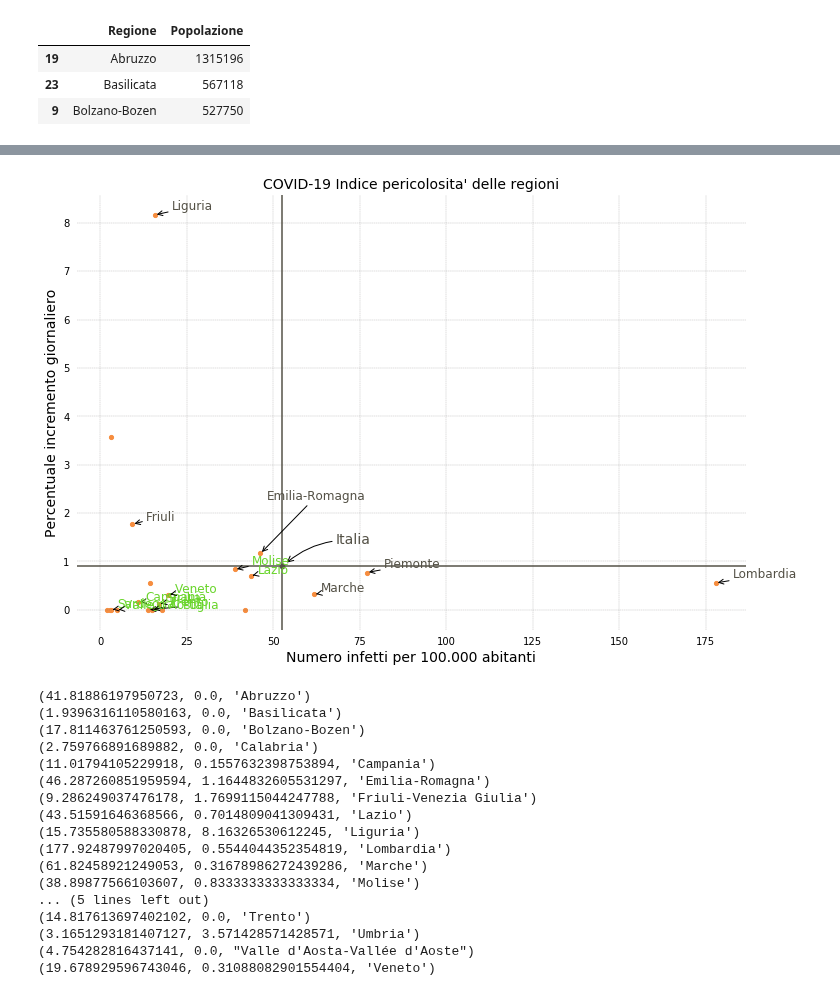
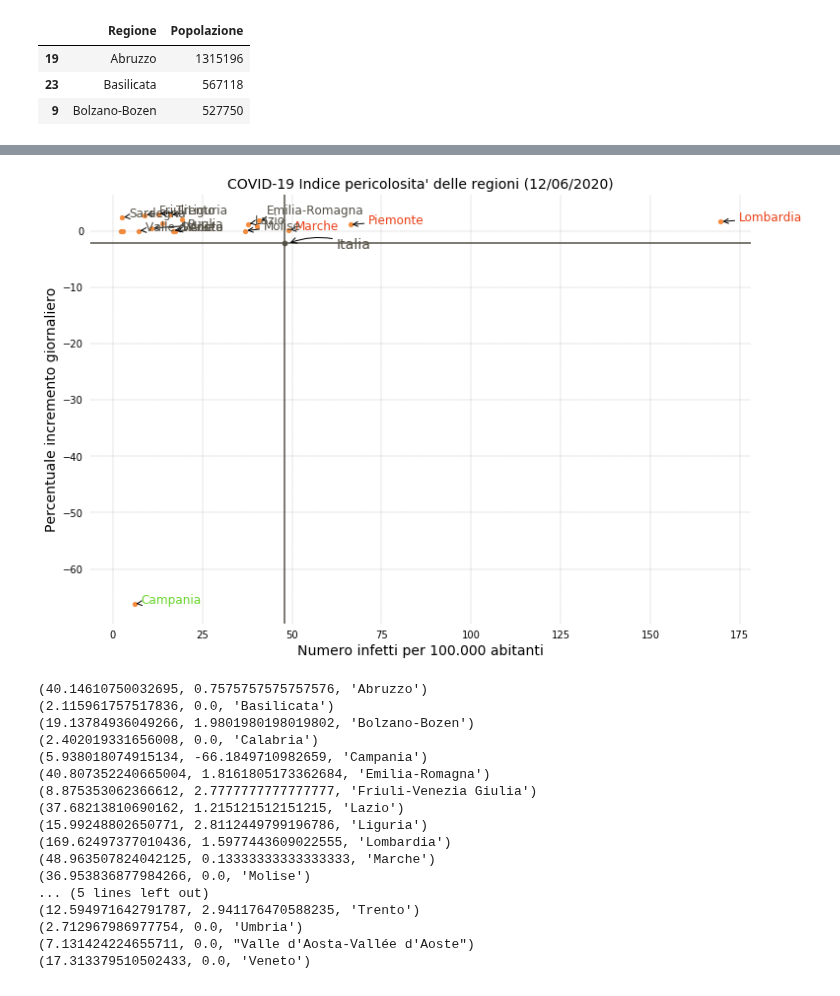
Before and after one commit to p-giovanni/Statistics, a Jupyter notebook: notebook/RegionsRanking.ipynb, the cells around one changed output, grey strips where cells are left out. Saved outputs shown, nothing was run; the diff lists cells and outputs as text; code cells hidden in the pictures.

```diff
--- a/notebook/RegionsRanking.ipynb
+++ b/notebook/RegionsRanking.ipynb
@@ -22,6 +22,9 @@ locale.setlocale(locale.LC_ALL, 'it_IT.UTF-8')
 #----------------------------------------------------------------
 # Configurations section
 #----------------------------------------------------------------
+
+# Update date.
+last_date = "12/06/2020"
 
 # Population data.
 regions_data_file_path = os.path.join("..","data", "Istat", "Tavole-Bilancio-demografico-2018.xlsx")
@@ -31,7 +34,7 @@ images_path = os.path.join("..","images")
 image_prefix = ""
 
 # Url of the pdf file to download:
-url_region_pdf = "http://www.salute.gov.it/imgs/C_17_notizie_4877_0_file.pdf"
+url_region_pdf = "http://www.salute.gov.it/imgs/C_17_notizie_4885_0_file.pdf"
 pdf_file_name = os.path.join(os.sep, "tmp", "temp_data_file.pdf")
 # %%
 regions_df = pd.read_excel(regions_data_file_path, sheet_name=0)
@@ -555,53 +558,53 @@ for cx, cy, cn in zip(x, y, reg_names):
         txt = cn if region_point_map[cn].get("txt") is None else region_point_map[cn].get("txt")
 
         if cx <= it_infected4100k and cy <= it_avg_percentage:
             name_color = green
         elif cx > it_infected4100k and cy > it_avg_percentage:
             name_color = red
         elif cx <= it_infected4100k and cy > it_avg_percentage:
             name_color = gray
         elif cx < it_infected4100k and cy >= it_avg_percentage:
             name_color = gray
         else:
             name_color = gray
         ax[idx].annotate(txt, (cx, cy), color=name_color
                     ,xytext = (cx + x_diff, cy + y_diff)
                     ,arrowprops = dict(facecolor = name_color, arrowstyle="->")
                     ,fontsize=12)
 
 set_axes_common_properties(ax[idx], no_grid=False)
 
-ax[idx].set_title("COVID-19 Indice pericolosita' delle regioni", fontsize=14)
+ax[idx].set_title("COVID-19 Indice pericolosita' delle regioni ({dt})".format(dt=last_date), fontsize=14)
 ax[idx].set_xlabel("Numero infetti per 100.000 abitanti", fontsize=14)
 ax[idx].set_ylabel("Percentuale incremento giornaliero", fontsize=14)
 
 remove_tick_lines('y', ax[idx])
 remove_tick_lines('x', ax[idx])
 
 
 plt.savefig(os.path.join(images_path,"{prefix}RegionRanking.png".format(prefix=image_prefix))
            ,bbox_inches = 'tight'
            ,pad_inches = 0.2)
 # %% [output]
-[figure, old version]
+[figure, new version]
 # %%
 for cx, cy, cn in zip(x, y, reg_names):
     print((cx, cy, cn))
 # %% [output]
-(41.81886197950723, 0.0, 'Abruzzo')
-(1.9396316110580163, 0.0, 'Basilicata')
-(17.811463761250593, 0.0, 'Bolzano-Bozen')
-(2.759766891689882, 0.0, 'Calabria')
-(11.01794105229918, 0.1557632398753894, 'Campania')
-(46.287260851959594, 1.1644832605531297, 'Emilia-Romagna')
-(9.286249037476178, 1.7699115044247788, 'Friuli-Venezia Giulia')
-(43.51591646368566, 0.7014809041309431, 'Lazio')
-(15.735580588330878, 8.16326530612245, 'Liguria')
-(177.92487997020405, 0.5544044352354819, 'Lombardia')
-(61.82458921249053, 0.31678986272439286, 'Marche')
-(38.89877566103607, 0.8333333333333334, 'Molise')
+(40.14610750032695, 0.7575757575757576, 'Abruzzo')
+(2.115961757517836, 0.0, 'Basilicata')
+(19.13784936049266, 1.9801980198019802, 'Bolzano-Bozen')
+(2.402019331656008, 0.0, 'Calabria')
+(5.938018074915134, -66.1849710982659, 'Campania')
+(40.807352240665004, 1.8161805173362684, 'Emilia-Romagna')
+(8.875353062366612, 2.7777777777777777, 'Friuli-Venezia Giulia')
+(37.68213810690162, 1.215121512151215, 'Lazio')
+(15.99248802650771, 2.8112449799196786, 'Liguria')
+(169.62497377010436, 1.5977443609022555, 'Lombardia')
+(48.963507824042125, 0.13333333333333333, 'Marche')
+(36.953836877984266, 0.0, 'Molise')
 ... (5 lines left out)
-(14.817613697402102, 0.0, 'Trento')
-(3.1651293181407127, 3.571428571428571, 'Umbria')
-(4.754282816437141, 0.0, "Valle d'Aosta-Vallée d'Aoste")
-(19.678929596743046, 0.31088082901554404, 'Veneto')
+(12.594971642791787, 2.941176470588235, 'Trento')
+(2.712967986977754, 0.0, 'Umbria')
+(7.131424224655711, 0.0, "Valle d'Aosta-Vallée d'Aoste")
+(17.313379510502433, 0.0, 'Veneto')
```
Also changed, not shown: parts of 2 cells of this notebook, 19 other files.
